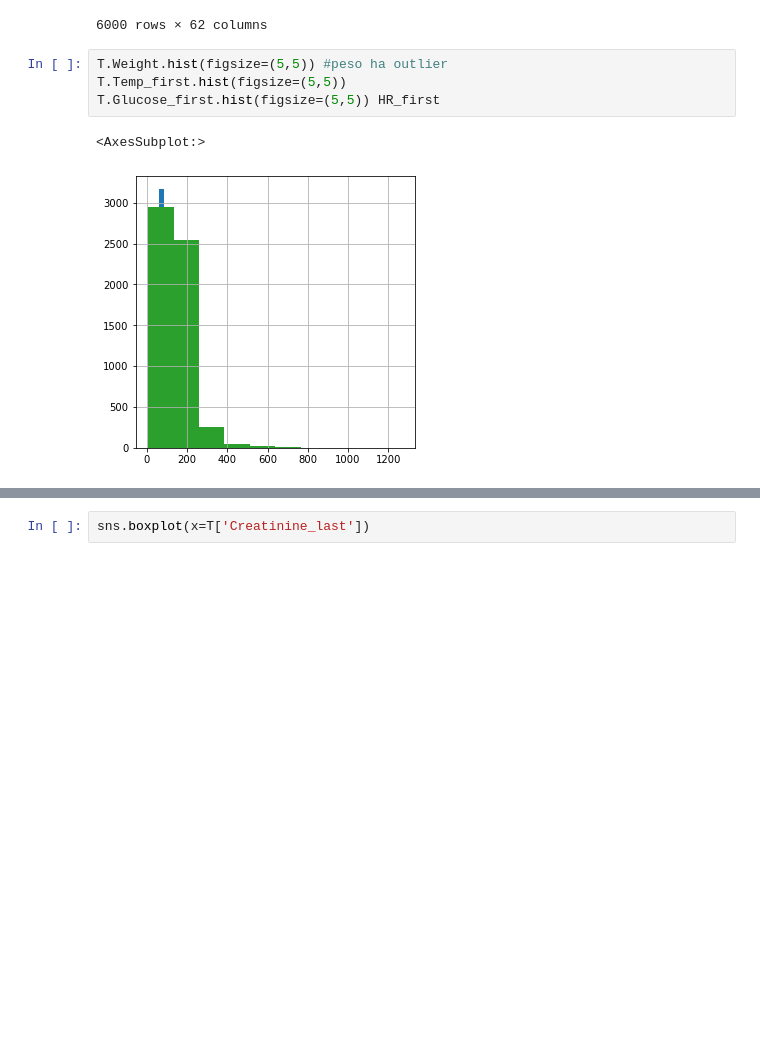
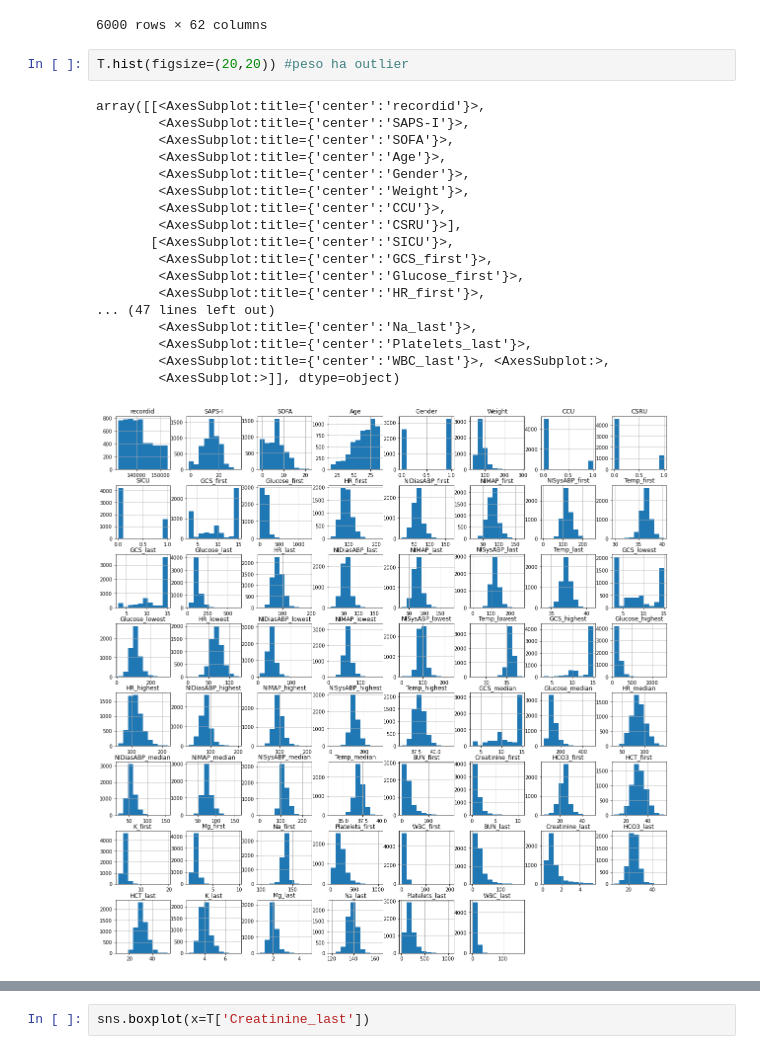
Before and after one commit to GabrieleCalamai/ICU-challenge, a Jupyter notebook: Challenge.ipynb, the cells around one changed output, grey strips where cells are left out. Cells and saved outputs as stored; diff of their text form; blank space fills up the shorter version.

```diff
--- a/Challenge.ipynb
+++ b/Challenge.ipynb
@@ -211,10 +211,24 @@ T
 | 5473 | 144869 | 16 | 12 | 58.0 | 1.0 | 70.0 | 0 | 0 | 0 | 7.0 | ... | ... |
 | 786 | 134552 | 20 | 7 | 89.0 | 1.0 | 72.3 | 0 | 0 | 0 | 11.0 | ... | ... |
 6000 rows × 62 columns
-# %%
-T.Weight.hist(figsize=(5,5)) #peso ha outlier
-T.Temp_first.hist(figsize=(5,5))
-T.Glucose_first.hist(figsize=(5,5)) HR_first
-# %% [output]
-<AxesSubplot:>
-[figure, removed]
+# %%
+T.hist(figsize=(20,20)) #peso ha outlier
+# %% [output]
+array([[<AxesSubplot:title={'center':'recordid'}>,
+        <AxesSubplot:title={'center':'SAPS-I'}>,
+        <AxesSubplot:title={'center':'SOFA'}>,
+        <AxesSubplot:title={'center':'Age'}>,
+        <AxesSubplot:title={'center':'Gender'}>,
+        <AxesSubplot:title={'center':'Weight'}>,
+        <AxesSubplot:title={'center':'CCU'}>,
+        <AxesSubplot:title={'center':'CSRU'}>],
+       [<AxesSubplot:title={'center':'SICU'}>,
+        <AxesSubplot:title={'center':'GCS_first'}>,
+        <AxesSubplot:title={'center':'Glucose_first'}>,
+        <AxesSubplot:title={'center':'HR_first'}>,
+... (47 lines left out)
+        <AxesSubplot:title={'center':'Na_last'}>,
+        <AxesSubplot:title={'center':'Platelets_last'}>,
+        <AxesSubplot:title={'center':'WBC_last'}>, <AxesSubplot:>,
+        <AxesSubplot:>]], dtype=object)
+[figure, added]
```
Also changed, not shown: parts of 31 cells of this notebook.
